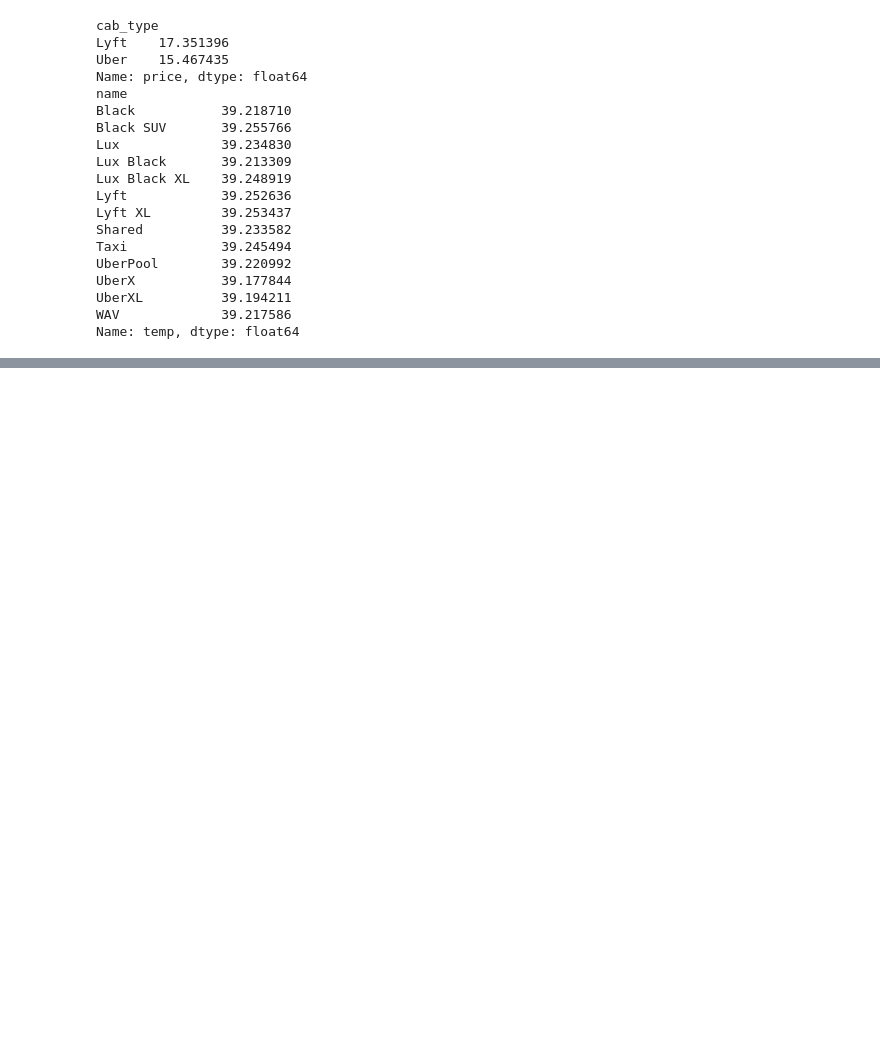
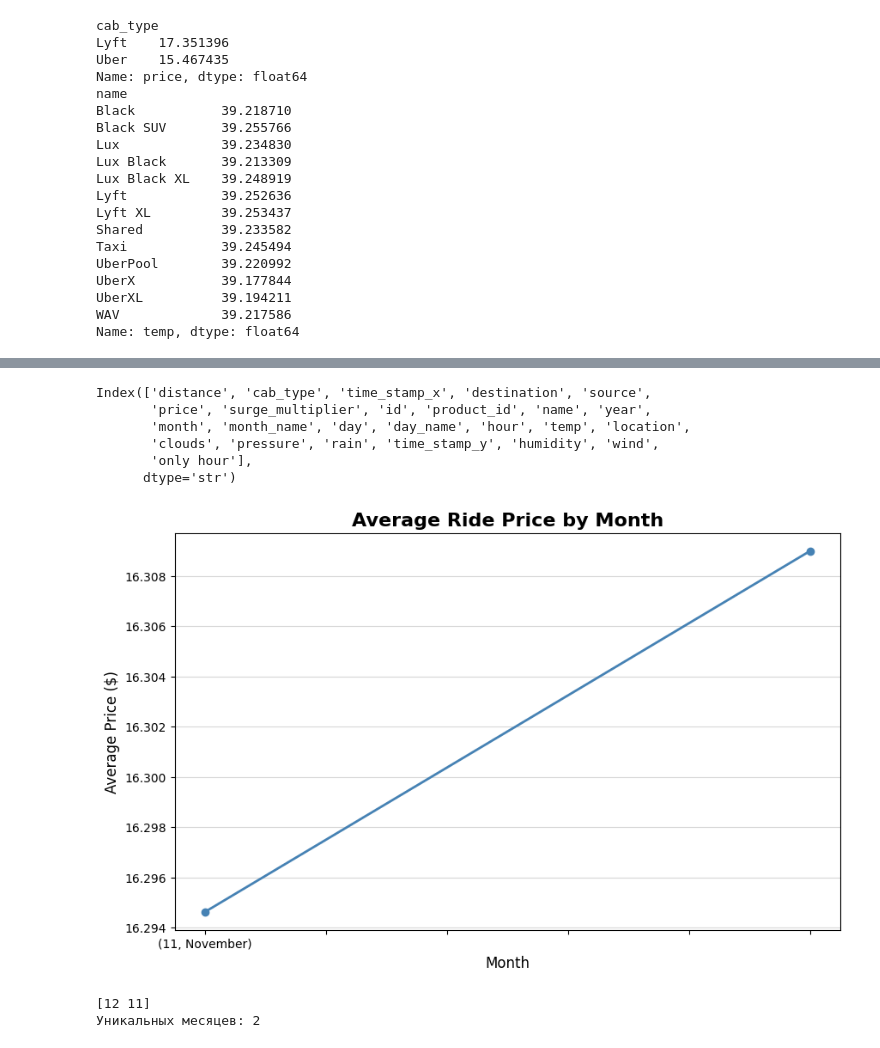
Before and after one commit to Prospis/My-way-to-DA-DS, a Jupyter notebook: Week_3_Project/uber_lyft_analysis.ipynb, the cells around one changed output, grey strips where cells are left out. Cells and saved outputs as stored; diff of their text form; code cells hidden in the pictures; blank space fills up the shorter version.

```diff
--- a/Week_3_Project/uber_lyft_analysis.ipynb
+++ b/Week_3_Project/uber_lyft_analysis.ipynb
@@ -364,0 +444,29 @@ Name: temp, dtype: float64
+# %%
+merged.columns
+# %% [output]
+Index(['distance', 'cab_type', 'time_stamp_x', 'destination', 'source',
+       'price', 'surge_multiplier', 'id', 'product_id', 'name', 'year',
+       'month', 'month_name', 'day', 'day_name', 'hour', 'temp', 'location',
+       'clouds', 'pressure', 'rain', 'time_stamp_y', 'humidity', 'wind',
+       'only hour'],
+      dtype='str')
+# %%
+plt.figure(figsize=(10,6))
+month = merged.groupby(['month','month_name'])['price'].mean()
+month.plot(kind='line', marker='o', color='steelblue', linewidth=2)
+plt.title('Average Ride Price by Month', fontsize=16, fontweight='bold')
+plt.xlabel('Month', fontsize = 12)
+plt.ylabel('Average Price ($)', fontsize = 12)
+
+
+plt.grid(axis='y', alpha=0.5)
+plt.savefig('images/4_price_by_month.png', dpi=300, bbox_inches='tight')
+plt.show()
+# %% [output]
+[figure, added]
+# %%
+print(merged['month'].unique())
+print(f"Уникальных месяцев: {merged['month'].nunique()}")
+# %% [output]
+[12 11]
+Уникальных месяцев: 2
```
Also changed, not shown: parts of 7 cells of this notebook, 8 other files.
